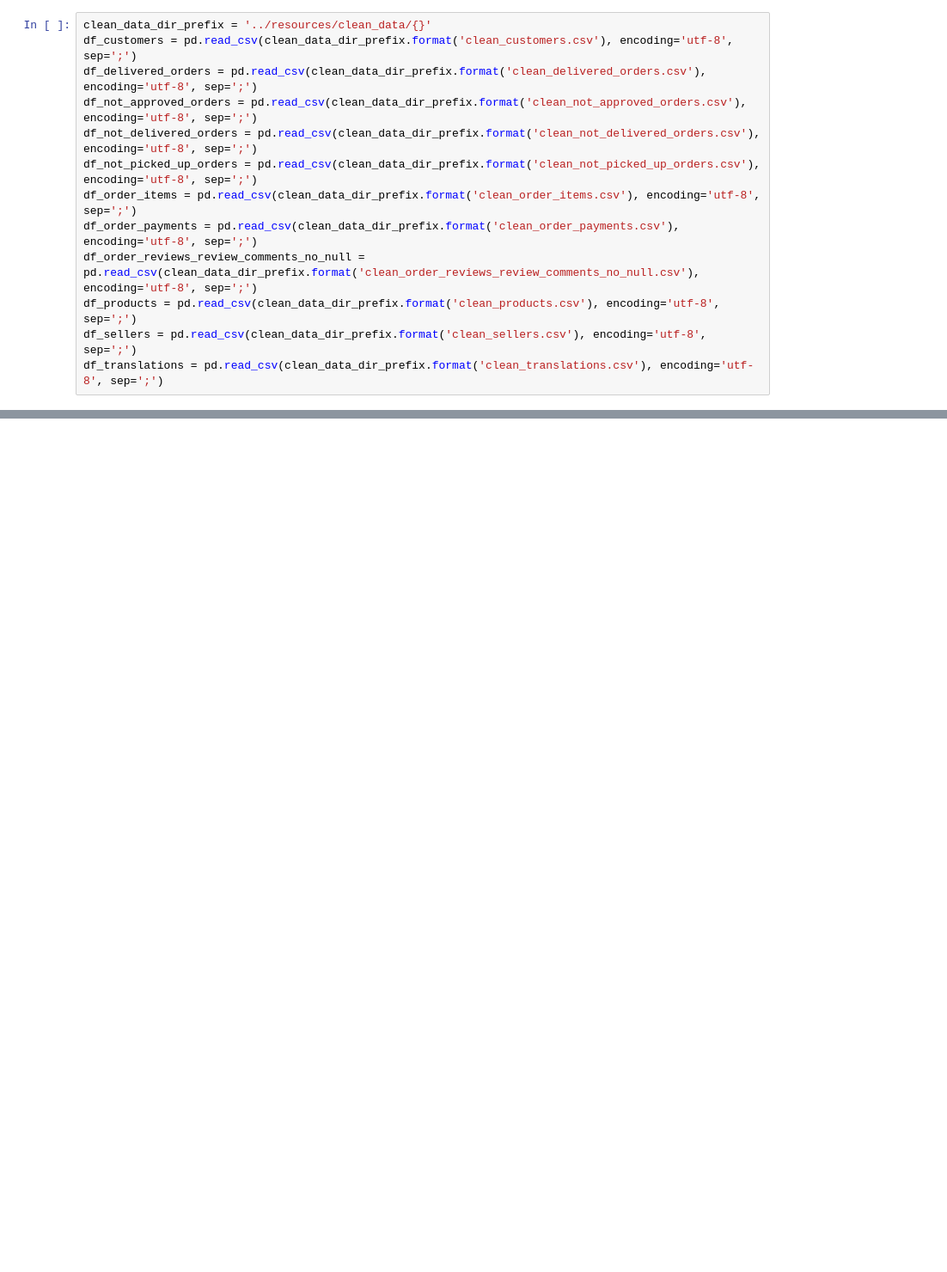
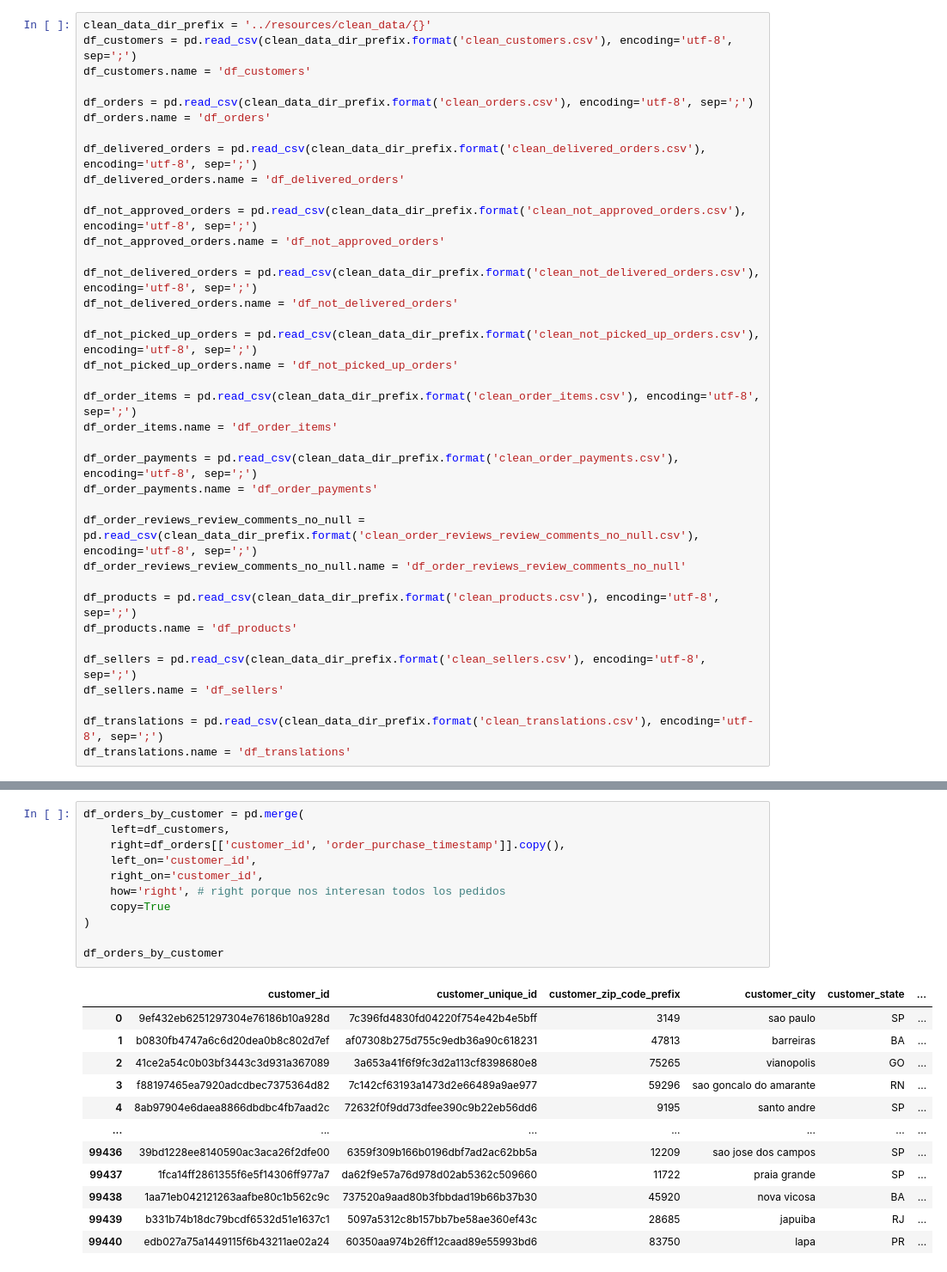
Before and after one commit to dllamas-stem/olist-interactive-dashboad, a Jupyter notebook: notebooks/use-data-notebook.ipynb, the cells around one changed output, grey strips where cells are left out. Shown at 86% size. Cells and saved outputs as stored; diff of their text form; blank space fills up the shorter version.

Commit message:
Added orders_by_customer dataset

```diff
--- a/notebooks/use-data-notebook.ipynb
+++ b/notebooks/use-data-notebook.ipynb
@@ -30,13 +30,37 @@ df_translations
 # %%
 clean_data_dir_prefix = '../resources/clean_data/{}'
 df_customers = pd.read_csv(clean_data_dir_prefix.format('clean_customers.csv'), encoding='utf-8', sep=';')
+df_customers.name = 'df_customers'
+
+df_orders = pd.read_csv(clean_data_dir_prefix.format('clean_orders.csv'), encoding='utf-8', sep=';')
+df_orders.name = 'df_orders'
+
 df_delivered_orders = pd.read_csv(clean_data_dir_prefix.format('clean_delivered_orders.csv'), encoding='utf-8', sep=';')
+df_delivered_orders.name = 'df_delivered_orders'
+
 df_not_approved_orders = pd.read_csv(clean_data_dir_prefix.format('clean_not_approved_orders.csv'), encoding='utf-8', sep=';')
+df_not_approved_orders.name = 'df_not_approved_orders'
+
 df_not_delivered_orders = pd.read_csv(clean_data_dir_prefix.format('clean_not_delivered_orders.csv'), encoding='utf-8', sep=';')
+df_not_delivered_orders.name = 'df_not_delivered_orders'
+
 df_not_picked_up_orders = pd.read_csv(clean_data_dir_prefix.format('clean_not_picked_up_orders.csv'), encoding='utf-8', sep=';')
+df_not_picked_up_orders.name = 'df_not_picked_up_orders'
+
 df_order_items = pd.read_csv(clean_data_dir_prefix.format('clean_order_items.csv'), encoding='utf-8', sep=';')
+df_order_items.name = 'df_order_items'
+
 df_order_payments = pd.read_csv(clean_data_dir_prefix.format('clean_order_payments.csv'), encoding='utf-8', sep=';')
+df_order_payments.name = 'df_order_payments'
+
 df_order_reviews_review_comments_no_null = pd.read_csv(clean_data_dir_prefix.format('clean_order_reviews_review_comments_no_null.csv'), encoding='utf-8', sep=';')
+df_order_reviews_review_comments_no_null.name = 'df_order_reviews_review_comments_no_null'
+
 df_products = pd.read_csv(clean_data_dir_prefix.format('clean_products.csv'), encoding='utf-8', sep=';')
+df_products.name = 'df_products'
+
 df_sellers = pd.read_csv(clean_data_dir_prefix.format('clean_sellers.csv'), encoding='utf-8', sep=';')
+df_sellers.name = 'df_sellers'
+
 df_translations = pd.read_csv(clean_data_dir_prefix.format('clean_translations.csv'), encoding='utf-8', sep=';')
+df_translations.name = 'df_translations'
@@ -42,0 +136,24 @@ df_translations = pd.read_csv(clean_data_dir_prefix.format('clean_translations.c
+# %%
+df_orders_by_customer = pd.merge(
+    left=df_customers,
+    right=df_orders[['customer_id', 'order_purchase_timestamp']].copy(),
+    left_on='customer_id',
+    right_on='customer_id',
+    how='right', # right porque nos interesan todos los pedidos
+    copy=True
+)
+
+df_orders_by_customer
+# %% [output]
+|  | customer_id | customer_unique_id | customer_zip_code_prefix | customer_city | customer_state | ... |
+| 0 | 9ef432eb6251297304e76186b10a928d | 7c396fd4830fd04220f754e42b4e5bff | 3149 | sao paulo | SP | ... |
+| 1 | b0830fb4747a6c6d20dea0b8c802d7ef | af07308b275d755c9edb36a90c618231 | 47813 | barreiras | BA | ... |
+| 2 | 41ce2a54c0b03bf3443c3d931a367089 | 3a653a41f6f9fc3d2a113cf8398680e8 | 75265 | vianopolis | GO | ... |
+| 3 | f88197465ea7920adcdbec7375364d82 | 7c142cf63193a1473d2e66489a9ae977 | 59296 | sao goncalo do amarante | RN | ... |
+| 4 | 8ab97904e6daea8866dbdbc4fb7aad2c | 72632f0f9dd73dfee390c9b22eb56dd6 | 9195 | santo andre | SP | ... |
+| ... | ... | ... | ... | ... | ... | ... |
+| 99436 | 39bd1228ee8140590ac3aca26f2dfe00 | 6359f309b166b0196dbf7ad2ac62bb5a | 12209 | sao jose dos campos | SP | ... |
+| 99437 | 1fca14ff2861355f6e5f14306ff977a7 | da62f9e57a76d978d02ab5362c509660 | 11722 | praia grande | SP | ... |
+| 99438 | 1aa71eb042121263aafbe80c1b562c9c | 737520a9aad80b3fbbdad19b66b37b30 | 45920 | nova vicosa | BA | ... |
+| 99439 | b331b74b18dc79bcdf6532d51e1637c1 | 5097a5312c8b157bb7be58ae360ef43c | 28685 | japuiba | RJ | ... |
+| 99440 | edb027a75a1449115f6b43211ae02a24 | 60350aa974b26ff12caad89e55993bd6 | 83750 | lapa | PR | ... |
```
Also changed, not shown: parts of 9 cells of this notebook, 3 other files.
